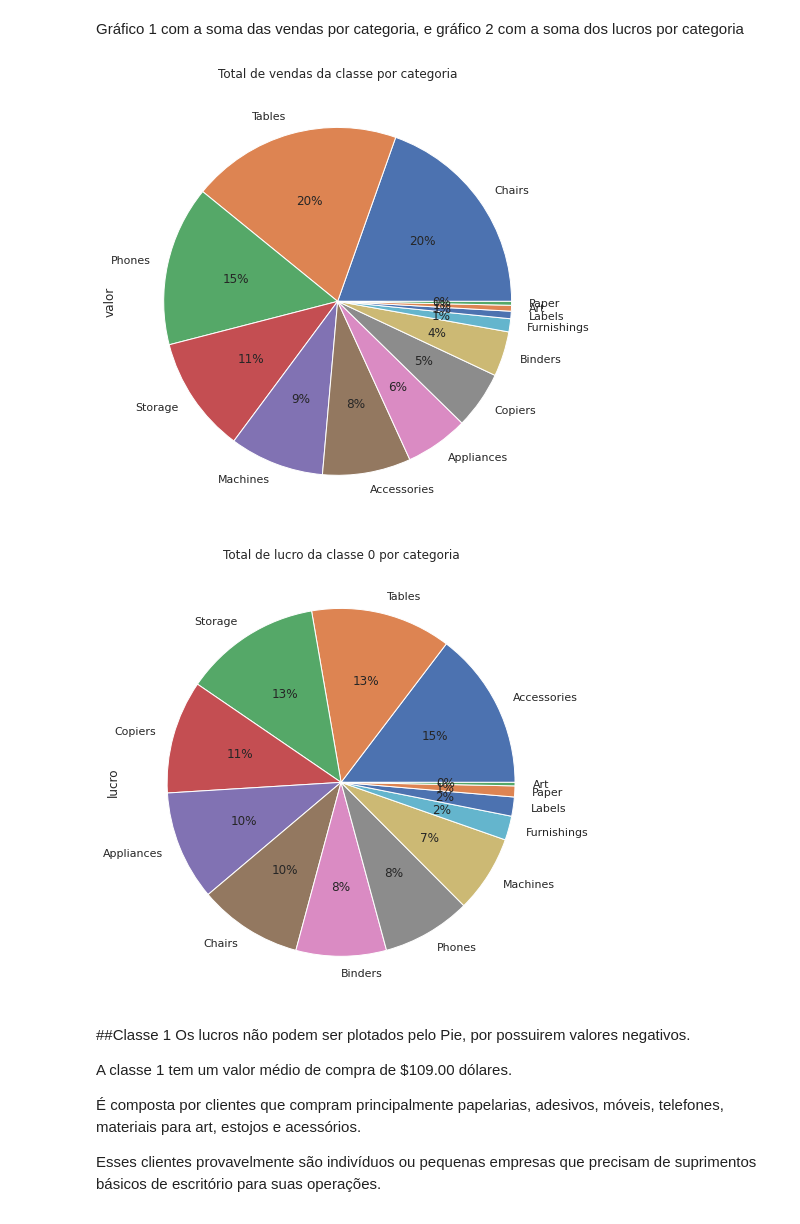
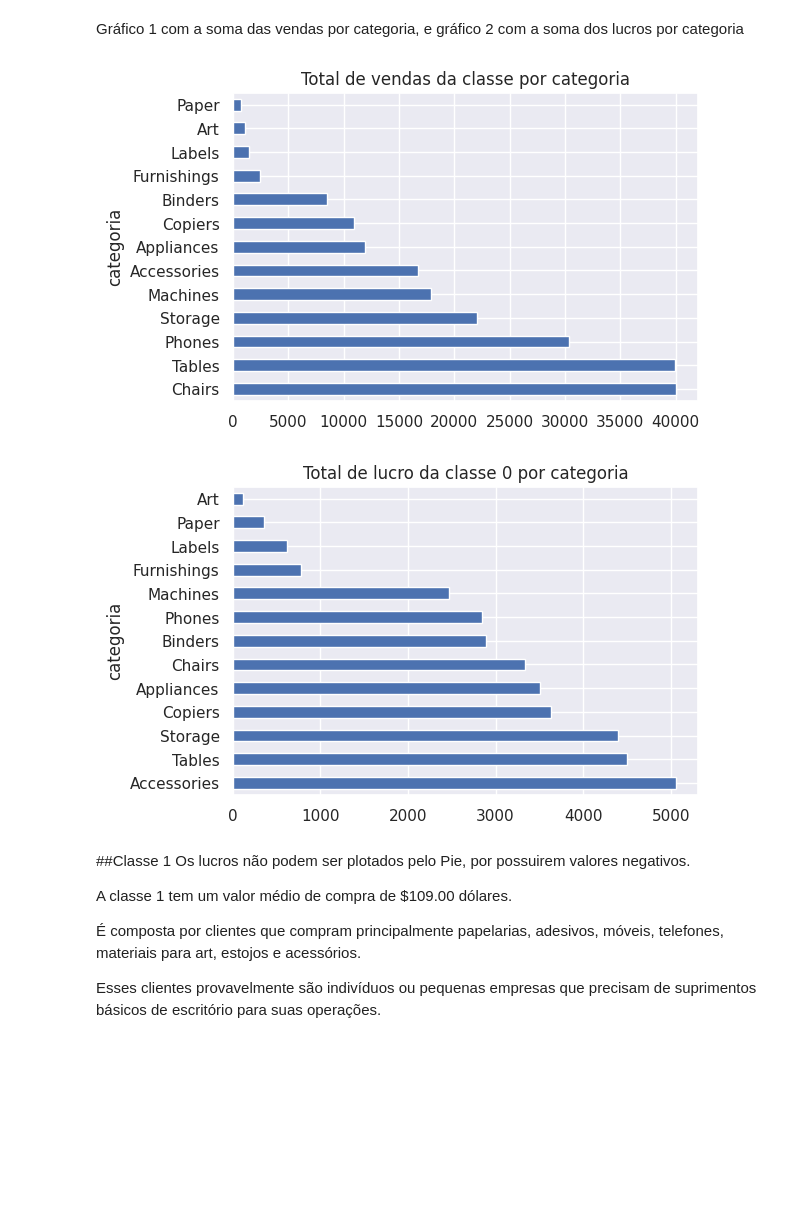
Before and after one commit to EdioHub/Walmart-Agrupamento-e-previs-o-de-vendas, a Jupyter notebook: Github__Walmart_agrupamento_e_previsão_de_vendas.ipynb, the cells around one changed output. Saved outputs shown, nothing was run; the diff lists cells and outputs as text; code cells hidden in the pictures; blank space fills up the shorter version.

```diff
--- a/Github__Walmart_agrupamento_e_previsão_de_vendas.ipynb
+++ b/Github__Walmart_agrupamento_e_previsão_de_vendas.ipynb
@@ -9,3 +14,5 @@ import seaborn as sns
+# %%
+datawal = pd.read_csv('/content/drive/MyDrive/Projetos git/05-Walmart /walmart dataset/Walmart.csv')
 # %%
-datawal= pd.read_csv("/content/Walmart.csv")
-datawal
+# datawal= pd.read_csv("/content/Walmart.csv")
+# datawal
@@ -746,21 +780,23 @@ Gráfico 1 com a soma das vendas por categoria, e gráfico 2 com a soma dos lucr
 # %%
 
 venda_grupo = data_anal0.groupby("categoria")["valor"].sum()
-plt.figure(figsize=(10,8) )
+plt.figure(figsize=(6,4) )
 # Sort the sales by descending order and plot a pie chart
-venda_grupo.sort_values(ascending=False).plot( kind='pie', y='votes_of_each_class', autopct='%1.0f%%')
+#venda_grupo.sort_values(ascending=False).plot( kind='pie', y='votes_of_each_class', autopct='%1.0f%%')
+venda_grupo.sort_values(ascending=False).plot(kind="barh")
 plt.title("Total de vendas da classe por categoria")
 
 venda_grupo = data_anal0.groupby("categoria")["lucro"].sum()
-plt.figure(figsize=(10,8) )
+plt.figure(figsize=(6,4) )
 # Sort the sales by descending order and plot a pie chart
-venda_grupo.sort_values(ascending=False).plot( kind='pie', y='votes_of_each_class', autopct='%1.0f%%')
+#venda_grupo.sort_values(ascending=False).plot( kind='pie', y='votes_of_each_class', autopct='%1.0f%%')
+venda_grupo.sort_values(ascending=False).plot(kind="barh")
 plt.title("Total de lucro da classe 0 por categoria")
 #plt.ylabel("")
 plt.show()
 # %% [output]
-[figure, old version]
+[figure, new version]
-[figure, old version]
+[figure, new version]
 # %% [markdown]
 ##Classe 1
 Os lucros não podem ser plotados pelo Pie, por possuirem valores negativos.
```
Also changed, not shown: parts of 27 cells of this notebook.
